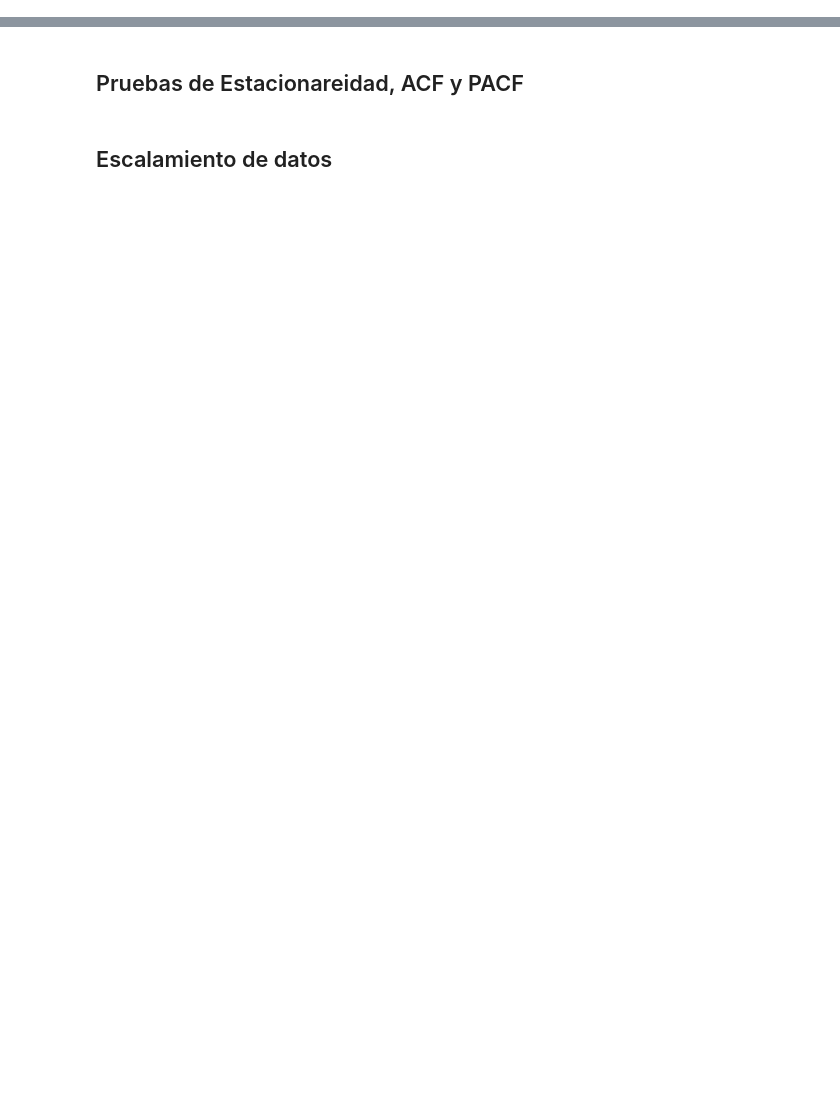
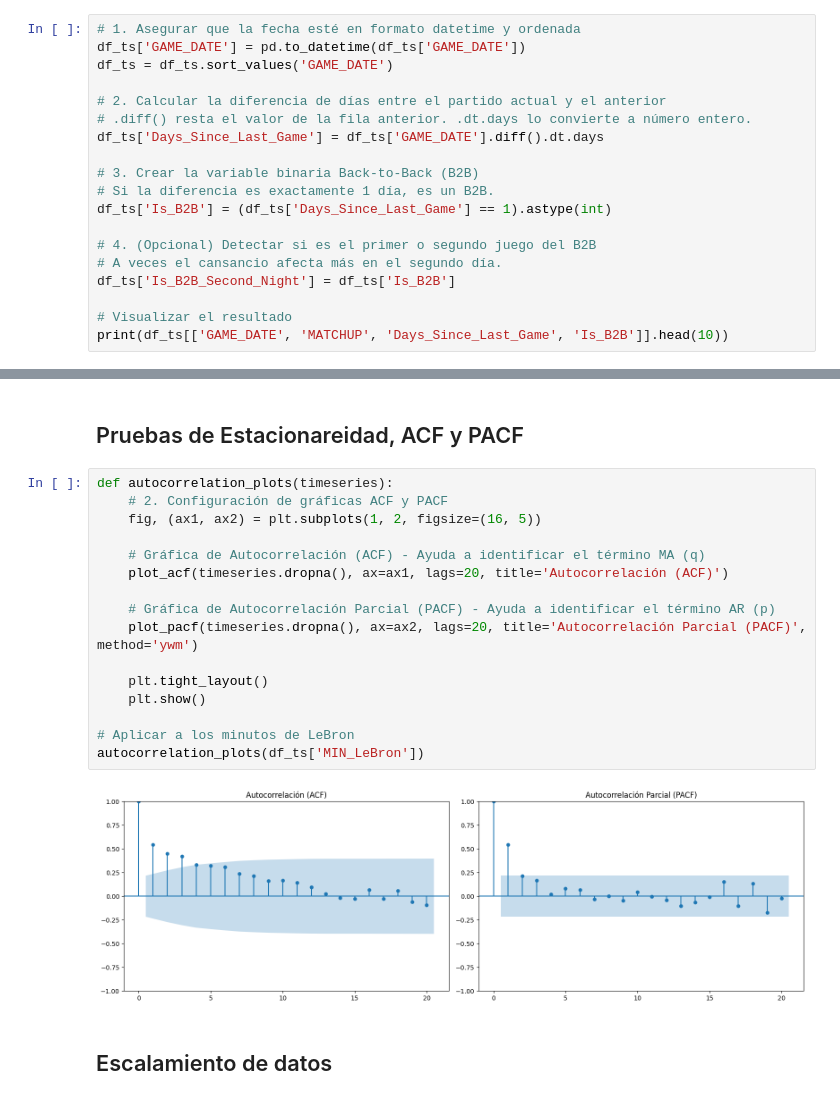
Before and after one commit to Roi-flores13/examen_final_peter, a Jupyter notebook: examen_final.ipynb, the cells around one changed output, grey strips where cells are left out. Cells and saved outputs as stored; diff of their text form; blank space fills up the shorter version.

```diff
--- a/examen_final.ipynb
+++ b/examen_final.ipynb
@@ -45,3 +56,22 @@ df_ts = df_ts.merge(luka_log, on='GAME_ID', how='left')
 
 df_ts['MIN_LeBron'] = df_ts['MIN_LeBron'].fillna(0)
 df_ts['MIN_Luka'] = df_ts['MIN_Luka'].fillna(0)
+# %%
+# 1. Asegurar que la fecha esté en formato datetime y ordenada
+df_ts['GAME_DATE'] = pd.to_datetime(df_ts['GAME_DATE'])
+df_ts = df_ts.sort_values('GAME_DATE')
+
+# 2. Calcular la diferencia de días entre el partido actual y el anterior
+# .diff() resta el valor de la fila anterior. .dt.days lo convierte a número entero.
+df_ts['Days_Since_Last_Game'] = df_ts['GAME_DATE'].diff().dt.days
+
+# 3. Crear la variable binaria Back-to-Back (B2B)
+# Si la diferencia es exactamente 1 día, es un B2B.
+df_ts['Is_B2B'] = (df_ts['Days_Since_Last_Game'] == 1).astype(int)
+
+# 4. (Opcional) Detectar si es el primer o segundo juego del B2B
+# A veces el cansancio afecta más en el segundo día.
+df_ts['Is_B2B_Second_Night'] = df_ts['Is_B2B']
+
+# Visualizar el resultado
+print(df_ts[['GAME_DATE', 'MATCHUP', 'Days_Since_Last_Game', 'Is_B2B']].head(10))
@@ -138,5 +183,23 @@ fig.update_layout(
 fig.show()
 # %% [markdown]
 ## Pruebas de Estacionareidad, ACF y PACF
+# %%
+def autocorrelation_plots(timeseries):
+    # 2. Configuración de gráficas ACF y PACF
+    fig, (ax1, ax2) = plt.subplots(1, 2, figsize=(16, 5))
+
+    # Gráfica de Autocorrelación (ACF) - Ayuda a identificar el término MA (q)
+    plot_acf(timeseries.dropna(), ax=ax1, lags=20, title='Autocorrelación (ACF)')
+
+    # Gráfica de Autocorrelación Parcial (PACF) - Ayuda a identificar el término AR (p)
+    plot_pacf(timeseries.dropna(), ax=ax2, lags=20, title='Autocorrelación Parcial (PACF)', method='ywm')
+
+    plt.tight_layout()
+    plt.show()
+
+# Aplicar a los minutos de LeBron
+autocorrelation_plots(df_ts['MIN_LeBron'])
+# %% [output]
+[figure, added]
 # %% [markdown]
 ## Escalamiento de datos
```
Also changed, not shown: parts of 8 cells of this notebook.
